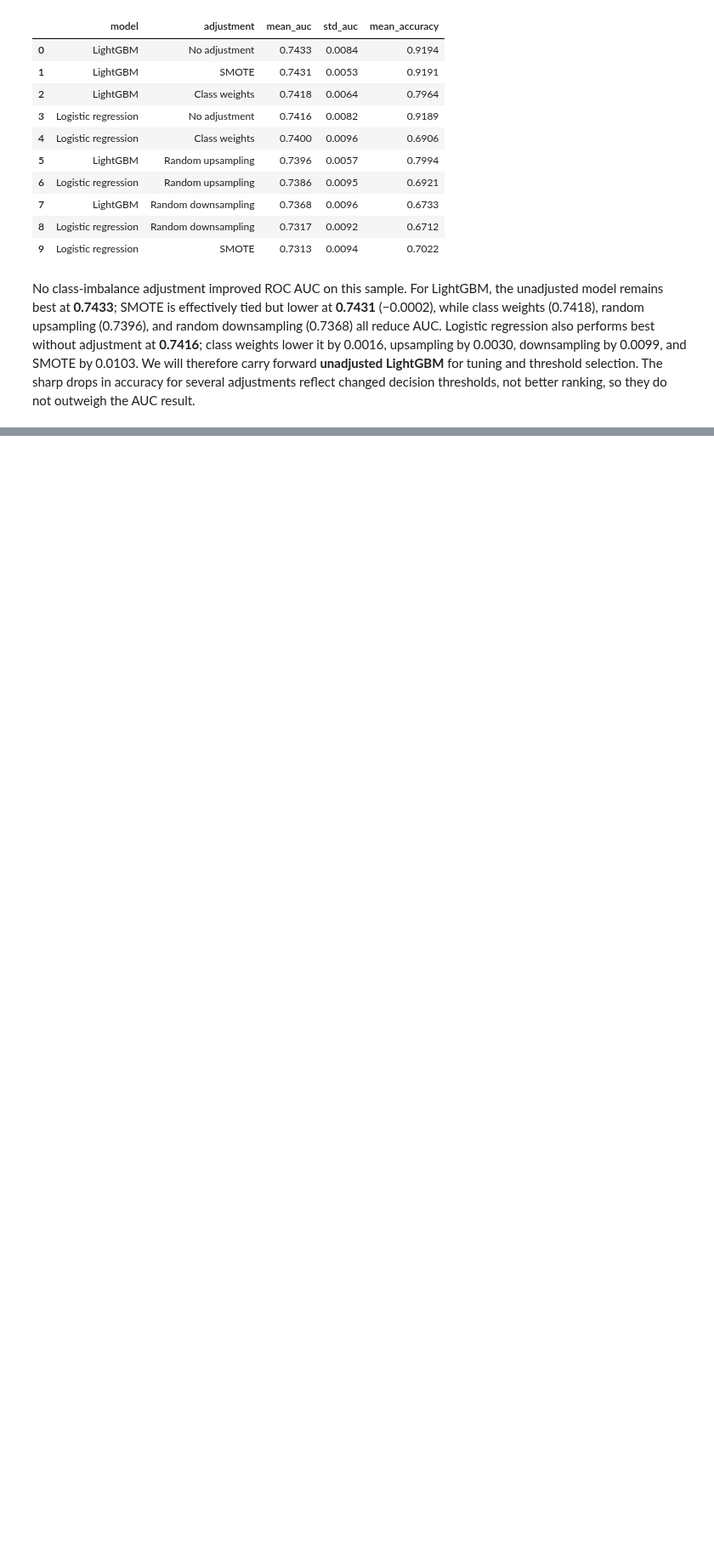
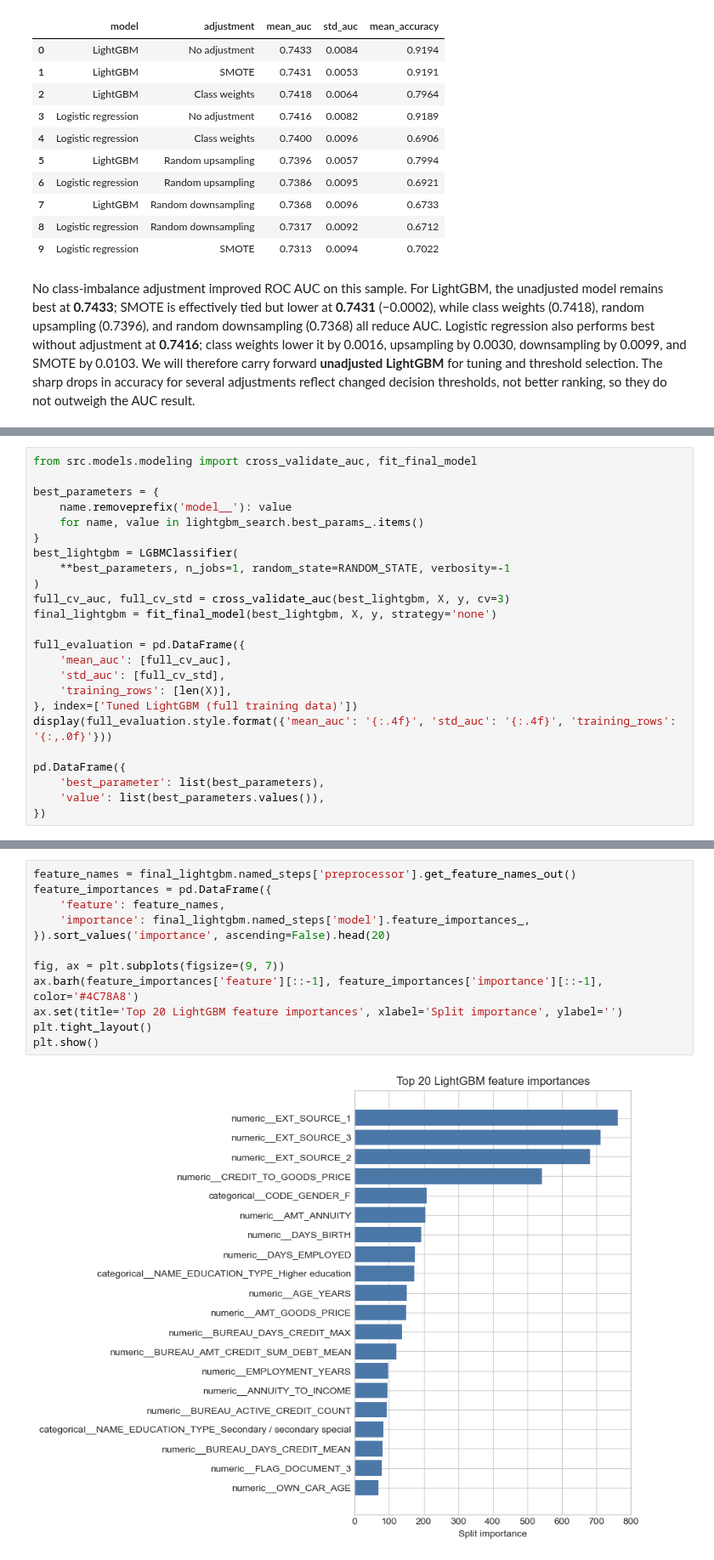
Before and after one commit to ivafearnow/Home-Credit-Project, a Jupyter notebook: notebooks/02_modeling.ipynb, the cells around one changed output, grey strips where cells are left out. Shown at 85% size. Cells and saved outputs as stored; diff of their text form; blank space fills up the shorter version.

```diff
--- a/notebooks/02_modeling.ipynb
+++ b/notebooks/02_modeling.ipynb
@@ -233,0 +285,24 @@ No class-imbalance adjustment improved ROC AUC on this sample. For LightGBM, the
+# %%
+from src.models.modeling import cross_validate_auc, fit_final_model
+
+best_parameters = {
+    name.removeprefix('model__'): value
+    for name, value in lightgbm_search.best_params_.items()
+}
+best_lightgbm = LGBMClassifier(
+    **best_parameters, n_jobs=1, random_state=RANDOM_STATE, verbosity=-1
+)
+full_cv_auc, full_cv_std = cross_validate_auc(best_lightgbm, X, y, cv=3)
+final_lightgbm = fit_final_model(best_lightgbm, X, y, strategy='none')
+
+full_evaluation = pd.DataFrame({
+    'mean_auc': [full_cv_auc],
+    'std_auc': [full_cv_std],
+    'training_rows': [len(X)],
+}, index=['Tuned LightGBM (full training data)'])
+display(full_evaluation.style.format({'mean_auc': '{:.4f}', 'std_auc': '{:.4f}', 'training_rows': '{:,.0f}'}))
+
+pd.DataFrame({
+    'best_parameter': list(best_parameters),
+    'value': list(best_parameters.values()),
+})
@@ -233,0 +324,14 @@ No class-imbalance adjustment improved ROC AUC on this sample. For LightGBM, the
+# %%
+feature_names = final_lightgbm.named_steps['preprocessor'].get_feature_names_out()
+feature_importances = pd.DataFrame({
+    'feature': feature_names,
+    'importance': final_lightgbm.named_steps['model'].feature_importances_,
+}).sort_values('importance', ascending=False).head(20)
+
+fig, ax = plt.subplots(figsize=(9, 7))
+ax.barh(feature_importances['feature'][::-1], feature_importances['importance'][::-1], color='#4C78A8')
+ax.set(title='Top 20 LightGBM feature importances', xlabel='Split importance', ylabel='')
+plt.tight_layout()
+plt.show()
+# %% [output]
+[figure, added]
```
Also changed, not shown: parts of 7 cells of this notebook.
